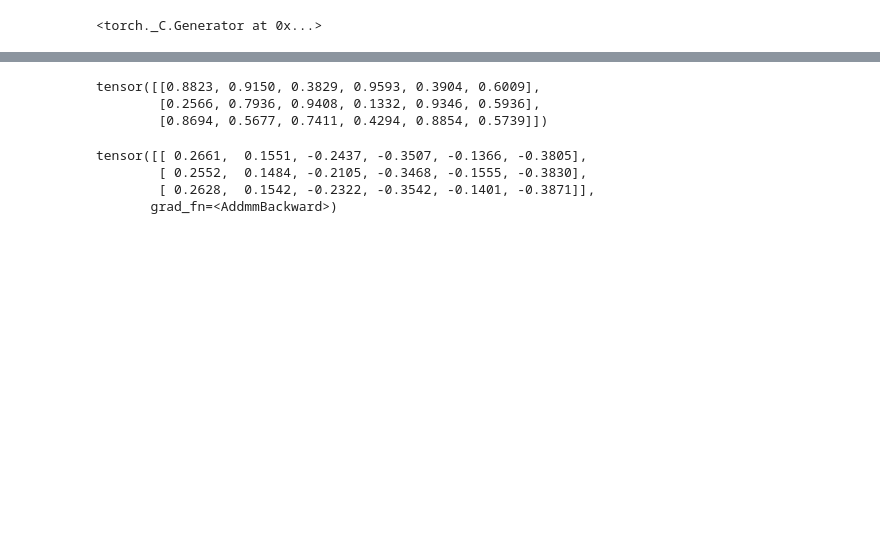
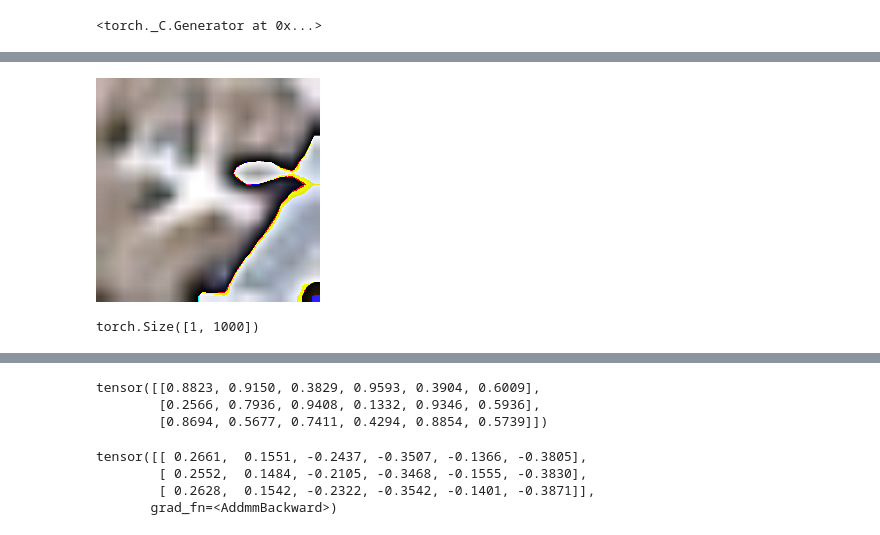
Before and after one commit to me0em/letter_b_planes, a Jupyter notebook: transformer.ipynb, the cells around one changed output, grey strips where cells are left out. Drawn from its saved outputs; the diff is of its cells as text; code cells hidden in the pictures; blank space fills up the shorter version.

```diff
--- a/transformer.ipynb
+++ b/transformer.ipynb
@@ -9,0 +21,3 @@ torch.manual_seed(42)
+# %%
+feature_extractor = ViTFeatureExtractor.from_pretrained('google/vit-base-patch16-224')
+model = ViTForImageClassification.from_pretrained('google/vit-base-patch16-224')
@@ -9,0 +31,2 @@ torch.manual_seed(42)
+# %%
+inputs = feature_extractor(images = np.array(img.open(path)), return_tensors="pt")
@@ -9,0 +50,6 @@ torch.manual_seed(42)
+# %%
+img.fromarray(
+    tmp
+)
+# %% [output]
+[figure, added]
@@ -9,0 +61,4 @@ torch.manual_seed(42)
+# %%
+outputs[0].shape
+# %% [output]
+torch.Size([1, 1000])
```
Also changed, not shown: parts of 17 cells of this notebook.
